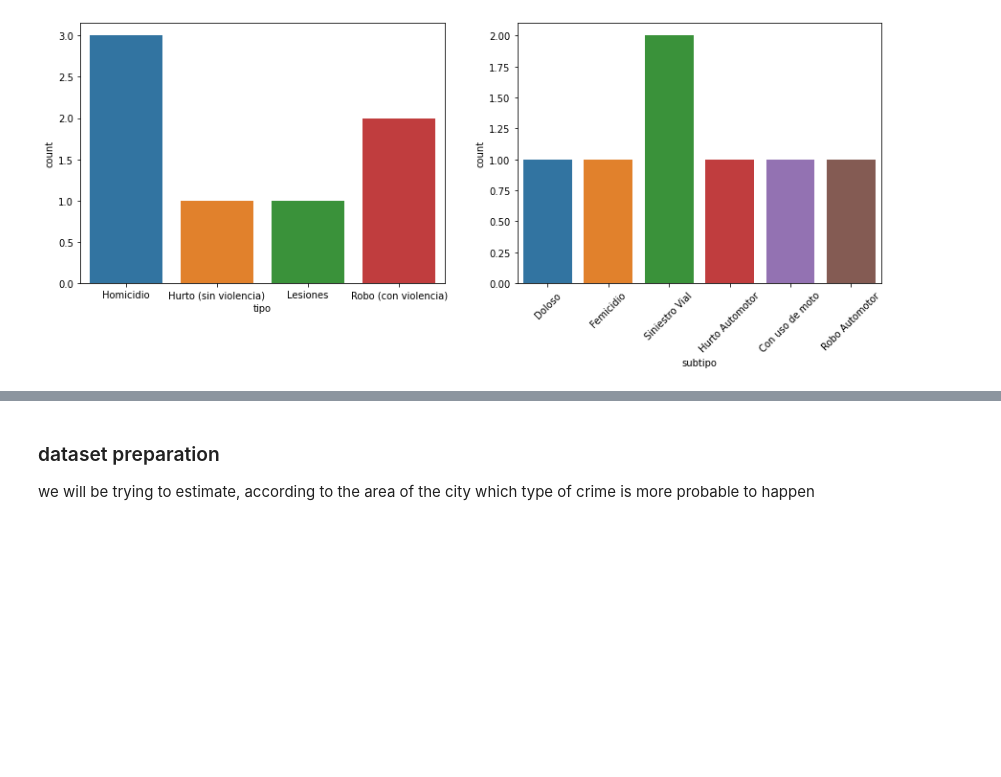
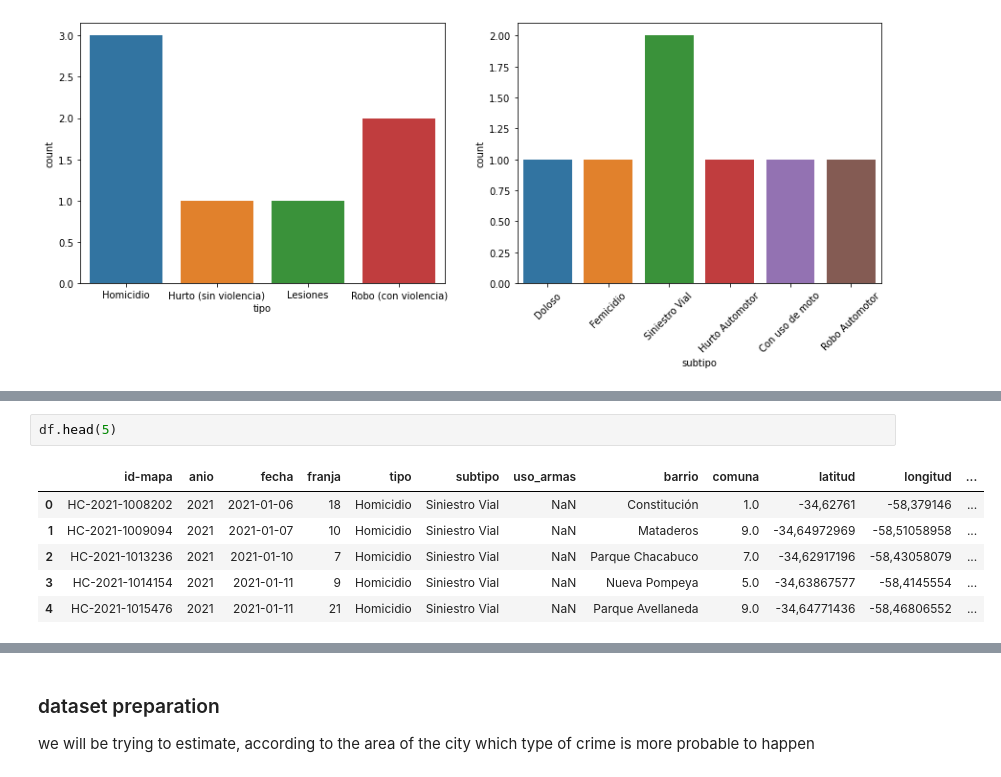
Before and after one commit to nraffa/ML-fun-ride, a Jupyter notebook: k-means/kmeans.ipynb, the cells around one changed output, grey strips where cells are left out. Saved outputs shown, nothing was run; the diff lists cells and outputs as text; blank space fills up the shorter version.

```diff
--- a/k-means/kmeans.ipynb
+++ b/k-means/kmeans.ipynb
@@ -66,0 +78,9 @@ fig.show()
+# %%
+df.head(5)
+# %% [output]
+|  | id-mapa | anio | fecha | franja | tipo | subtipo | uso_armas | barrio | comuna | latitud | longitud | ... |
+| 0 | HC-2021-1008202 | 2021 | 2021-01-06 | 18 | Homicidio | Siniestro Vial | NaN | Constitución | 1.0 | -34,62761 | -58,379146 | ... |
+| 1 | HC-2021-1009094 | 2021 | 2021-01-07 | 10 | Homicidio | Siniestro Vial | NaN | Mataderos | 9.0 | -34,64972969 | -58,51058958 | ... |
+| 2 | HC-2021-1013236 | 2021 | 2021-01-10 | 7 | Homicidio | Siniestro Vial | NaN | Parque Chacabuco | 7.0 | -34,62917196 | -58,43058079 | ... |
+| 3 | HC-2021-1014154 | 2021 | 2021-01-11 | 9 | Homicidio | Siniestro Vial | NaN | Nueva Pompeya | 5.0 | -34,63867577 | -58,4145554 | ... |
+| 4 | HC-2021-1015476 | 2021 | 2021-01-11 | 21 | Homicidio | Siniestro Vial | NaN | Parque Avellaneda | 9.0 | -34,64771436 | -58,46806552 | ... |
```
Also changed, not shown: parts of 16 cells of this notebook.
